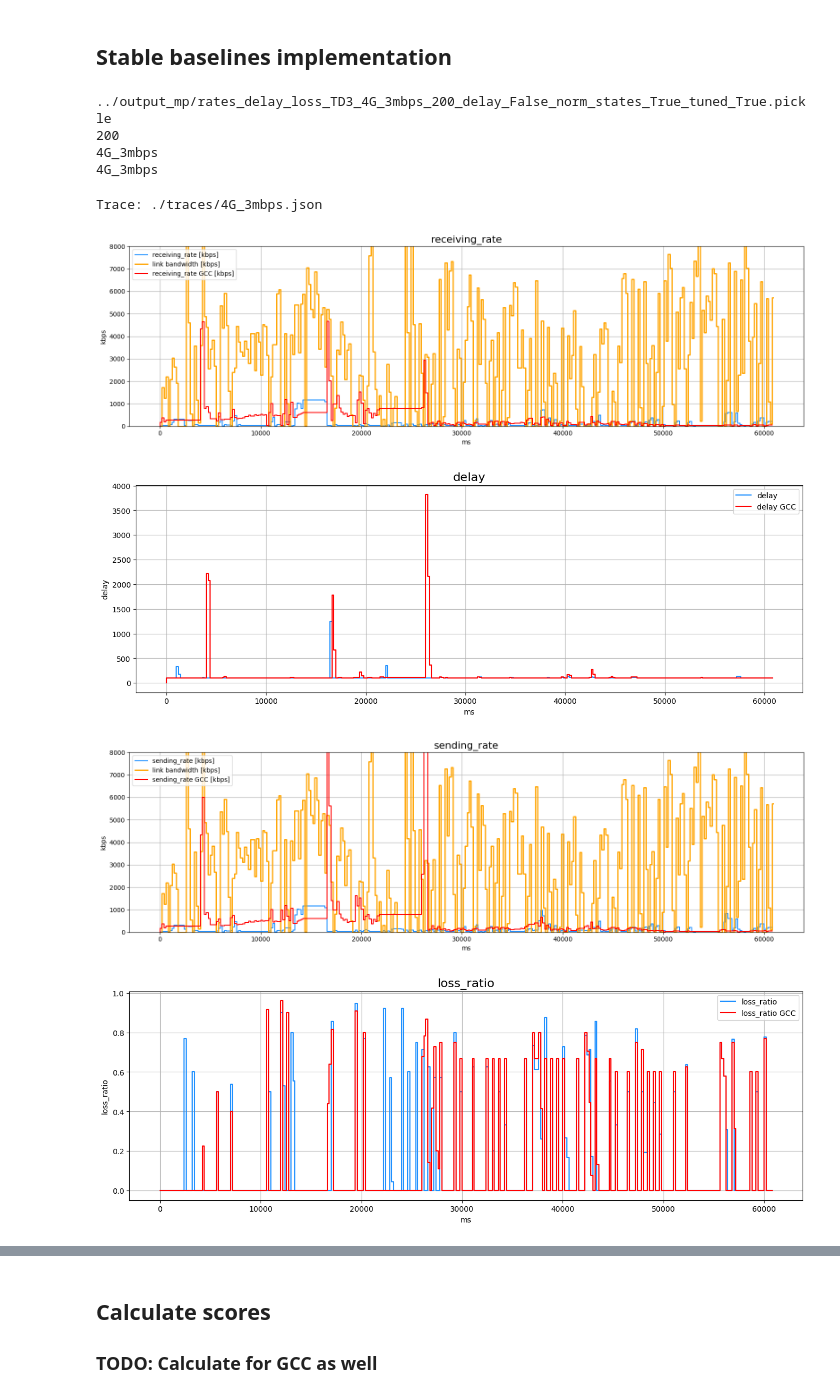
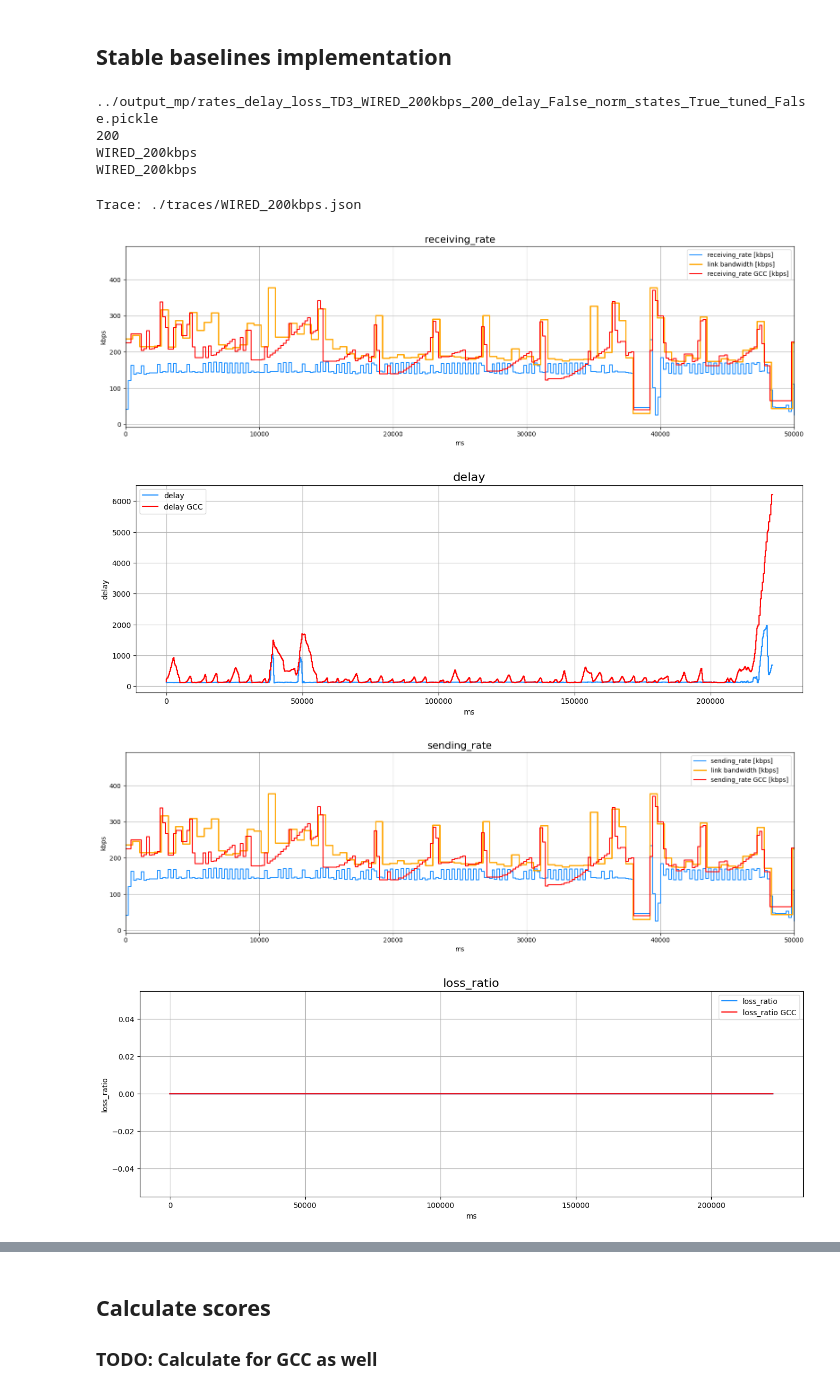
Before and after one commit to denama/ReCoCo, a Jupyter notebook: simulation_analysis/analyze_rates_delay_loss.ipynb, the cells around one changed output, grey strips where cells are left out. Drawn from its saved outputs; the diff is of its cells as text; code cells hidden in the pictures.

```diff
--- a/simulation_analysis/analyze_rates_delay_loss.ipynb
+++ b/simulation_analysis/analyze_rates_delay_loss.ipynb
@@ -22,11 +22,11 @@ import glob
 # pickle_path = "../output_mp/rates_delay_loss_TD3_4G_3mbps_200_delay_False_norm_states_True_tuned_True.pickle"
 # %%
 # conf_name = "SAC_WIRED_900kbps_200_delay_False_norm_states_True_tuned_True"
-# conf_name = "TD3_WIRED_200kbps_200_delay_False_norm_states_True_tuned_False"
+conf_name = "TD3_WIRED_200kbps_200_delay_False_norm_states_True_tuned_False"
 # conf_name = "TD3_WIRED_35mbps_200_delay_False_norm_states_True_tuned_True"
 # conf_name = "TD3_4G_500kbps_200_delay_False_norm_states_True_tuned_True"
 # conf_name = "TD3_4G_700kbps_200_delay_True_norm_states_True_tuned_False"
-conf_name = "TD3_4G_3mbps_200_delay_False_norm_states_True_tuned_True"
+# conf_name = "TD3_4G_3mbps_200_delay_False_norm_states_True_tuned_True"
 # %%
 prefix = "../output_mp/rates_delay_loss_"
 suffix = ".pickle"
@@ -39,19 +39,22 @@ print(time_step)
 REAL_NAME = pickle_path.split("/")[2].split("_")[4] + "_" + pickle_path.split("/")[2].split("_")[5]
 print(REAL_NAME)
 
-pickle_path_gcc = f"../apply_model/rates_delay_loss_gcc_{REAL_NAME}.pickle"
-# pickle_path_gcc = "../apply_model/rates_delay_loss_gcc_WIRED_200kbps.pickle"
+pickle_path_gcc = f"../apply_model/results_gcc/rates_delay_loss_gcc_{REAL_NAME}.pickle"
 l_rate_gcc = pd.read_pickle(pickle_path_gcc)
 trace_name = l_rate_gcc["trace_name"]
 print(trace_name)
+
+pickle_path_hrcc = f"../apply_model/results_hrcc/rates_delay_loss_hrcc_{REAL_NAME}.pickle"
+l_rate_hrcc = pd.read_pickle(pickle_path_gcc)
 # %% [output]
-../output_mp/rates_delay_loss_TD3_4G_3mbps_200_delay_False_norm_states_True_tuned_True.pickle
+../output_mp/rates_delay_loss_TD3_WIRED_200kbps_200_delay_False_norm_states_True_tuned_False.pickle
 200
-4G_3mbps
-4G_3mbps
+WIRED_200kbps
+WIRED_200kbps
 # %%
 m = 9
 plot_gcc = True
+plot_hrcc = False
 
 for key in l_rate.keys():
 
@@ -77,6 +80,9 @@ for key in l_rate.keys():
         if plot_gcc and (metric != "reward"):
             df_rate_gcc = pd.DataFrame(l_rate_gcc[metric], columns=[metric])
             df_rate = df_rate.join(df_rate_gcc, rsuffix="_gcc")
+        if plot_hrcc and (metric != "reward"):
+            df_rate_hrcc = pd.DataFrame(l_rate_hrcc[metric], columns=[metric])
+            df_rate = df_rate.join(df_rate_hrcc, rsuffix="_hrcc")
 
         t = np.arange(len(df_rate))*time_step
         df_rate["time"] = t
@@ -92,37 +98,41 @@ for key in l_rate.keys():
             plt.step(time, capacities, lw=2, label="link bandwidth [kbps]", color="orange")
             if plot_gcc and (metric != "reward"):
                 plt.step(df_rate.index, df_rate[f"{metric}_gcc"]/1000, label=f"{metric} GCC [kbps]", color="red")
+            if plot_hrcc and (metric != "reward"):
+                plt.step(df_rate.index, df_rate[f"{metric}_hrcc"]/1000, label=f"{metric} HRCC [kbps]", color="green")
             plt.legend()
             plt.ylabel("kbps")
             plt.xlabel("ms")
             plt.grid()
             if REAL_NAME == "WIRED_200kbps":
                 plt.xlim((0, 50000))
             if REAL_NAME == "WIRED_35mbps":
                 plt.ylim((0, 40000))
             elif REAL_NAME == "4G_700kbps":
                 plt.ylim(0, 1500)
             elif REAL_NAME == "4G_3mbps":
                 plt.ylim(0,8000)
             elif REAL_NAME == "4G_500kbps":
                 plt.ylim(0,1600)
             plt.tight_layout()
 
         else:
             plt.figure(figsize=(16,5))
             plt.title(metric, fontsize=16)
             plt.step(df_rate.index, df_rate[metric], label=f"{metric}", color="dodgerblue")
             if plot_gcc and (metric != "reward"):
                 plt.step(df_rate.index, df_rate[f"{metric}_gcc"], label=f"{metric} GCC", color="red")
+            if plot_hrcc and (metric != "reward"):
+                plt.step(df_rate.index, df_rate[f"{metric}_hrcc"], label=f"{metric} HRCC", color="green")
             plt.ylabel(metric)
             plt.xlabel("ms")
             plt.legend()
             plt.grid()
 
         plt.show()
 # %% [output]
-Trace: ./traces/4G_3mbps.json
+Trace: ./traces/WIRED_200kbps.json
-[figure, old version]
+[figure, new version]
-[figure, old version]
+[figure, new version]
-[figure, old version]
+[figure, new version]
-[figure, old version]
+[figure, new version]
```
Also changed, not shown: parts of 2 cells of this notebook, 3 other files.
